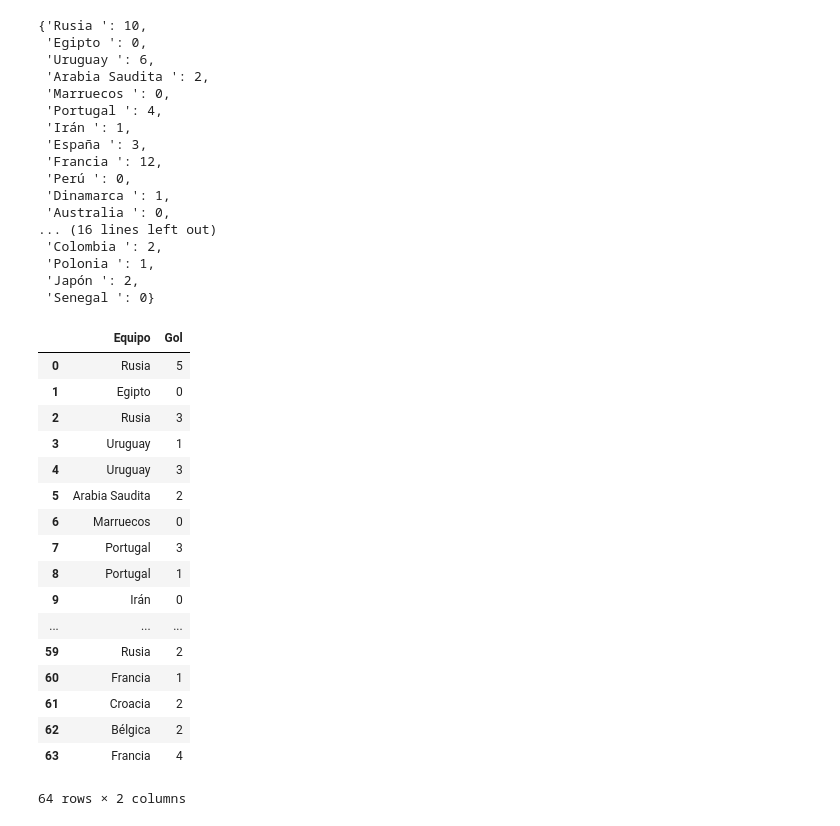
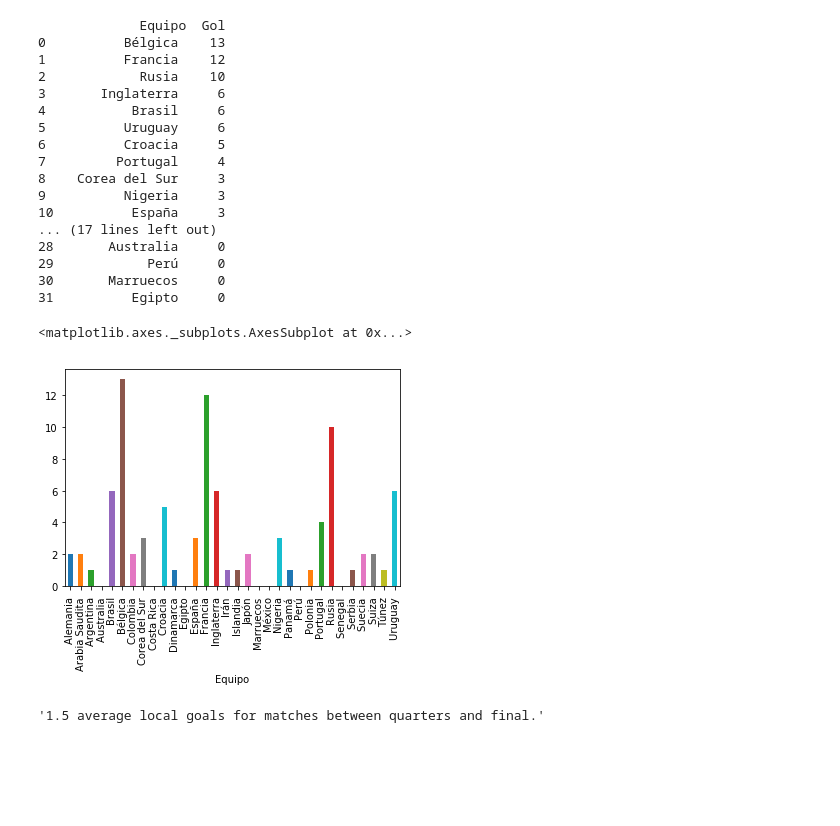
Before and after one commit to Girgetto/ta-data-test, a Jupyter notebook: TA_Data_Test.ipynb, the cells around one changed output. Cells and saved outputs as stored; diff of their text form; code cells hidden in the pictures; blank space fills up the shorter version.

```diff
--- a/TA_Data_Test.ipynb
+++ b/TA_Data_Test.ipynb
@@ -1,75 +1,63 @@
 # %%
 import requests
 
 url = 'https://es.wikipedia.org/wiki/Copa_Mundial_de_F%C3%BAtbol_de_2018'
 html = requests.get(url).content
 
 from bs4 import BeautifulSoup
 rows = []
 localTeam = []
 
 soup = BeautifulSoup(html, "lxml")
 table = soup.find_all('table',{'class':'collapsible autocollapse vevent plainlist'})
 for i in table:
     rows.append(i.find_all('tr'))
 
 rows = [row[0].text.strip().split("\n") for row in rows]
 for i in rows:
     localTeam.append([i[2],i[4].split(':')[0]])
 
 result = {}
 for card,value in localTeam:
         total = result.get(card,0) + int(value)
         result[card] = total
 
-result
+sorted_by_value = sorted(result.items(), key=lambda kv: kv[1])
+sorted_by_value.reverse()
+import pandas as pd
+colnames = ['Equipo', 'Gol']
+df = pd.DataFrame(sorted_by_value, columns=colnames)
+print(df)
+df.groupby("Equipo")['Gol'].mean().plot(kind='bar')
 # %% [output]
-{'Rusia ': 10,
- 'Egipto ': 0,
- 'Uruguay ': 6,
- 'Arabia Saudita ': 2,
- 'Marruecos ': 0,
- 'Portugal ': 4,
- 'Irán ': 1,
- 'España ': 3,
- 'Francia ': 12,
- 'Perú ': 0,
- 'Dinamarca ': 1,
- 'Australia ': 0,
-... (16 lines left out)
- 'Colombia ': 2,
- 'Polonia ': 1,
- 'Japón ': 2,
- 'Senegal ': 0}
+             Equipo  Gol
+0          Bélgica    13
+1          Francia    12
+2            Rusia    10
+3       Inglaterra     6
+4           Brasil     6
+5          Uruguay     6
+6          Croacia     5
+7         Portugal     4
+8    Corea del Sur     3
+9          Nigeria     3
+10          España     3
+... (17 lines left out)
+28       Australia     0
+29            Perú     0
+30       Marruecos     0
+31          Egipto     0
+<matplotlib.axes._subplots.AxesSubplot at 0x...>
+[figure, added]
 # %%
 sum = 0
-for num in localTeam[48:]:
+
+for num in localTeam[56:]:
     sum += int(num[1])
-sum = sum /len(localTeam[48:])
+sum = sum /len(localTeam[56:])
+str(sum) + ' average local goals for matches between quarters and final.'
+# %% [output]
+'1.5 average local goals for matches between quarters and final.'
-# %%
-import pandas as pd
-colnames = ['Equipo', 'Gol']
-df = pd.DataFrame(localTeam, columns=colnames)
-df
-# %% [output]
-|  | Equipo | Gol |
-| 0 | Rusia | 5 |
-| 1 | Egipto | 0 |
-| 2 | Rusia | 3 |
-| 3 | Uruguay | 1 |
-| 4 | Uruguay | 3 |
-| 5 | Arabia Saudita | 2 |
-| 6 | Marruecos | 0 |
-| 7 | Portugal | 3 |
-| 8 | Portugal | 1 |
-| 9 | Irán | 0 |
-| ... | ... | ... |
-| 59 | Rusia | 2 |
-| 60 | Francia | 1 |
-| 61 | Croacia | 2 |
-| 62 | Bélgica | 2 |
-| 63 | Francia | 4 |
-64 rows × 2 columns
 # %%
 import urllib.request, json
 with urllib.request.urlopen("http://worldcup.sfg.io/matches") as url:
```
Also changed, not shown: parts of 1 cell of this notebook, 3 other files.
